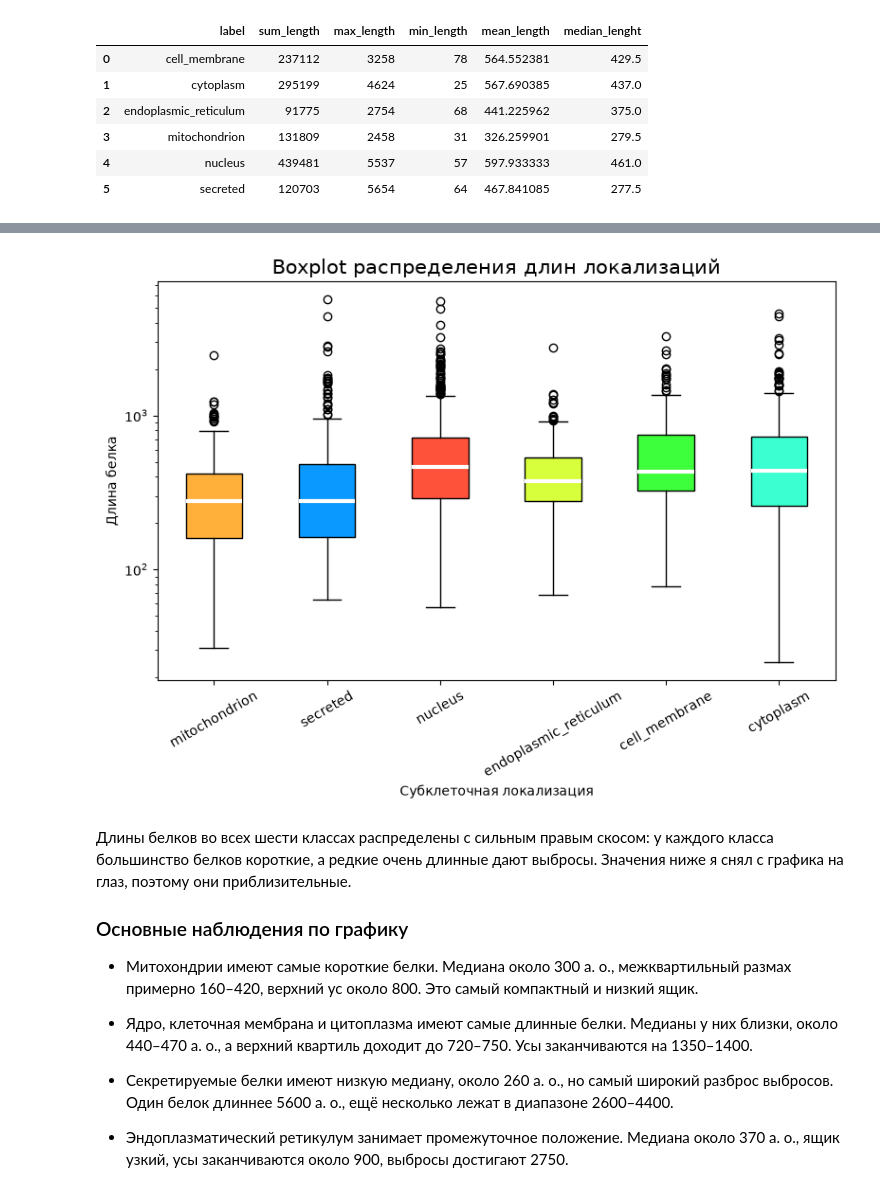
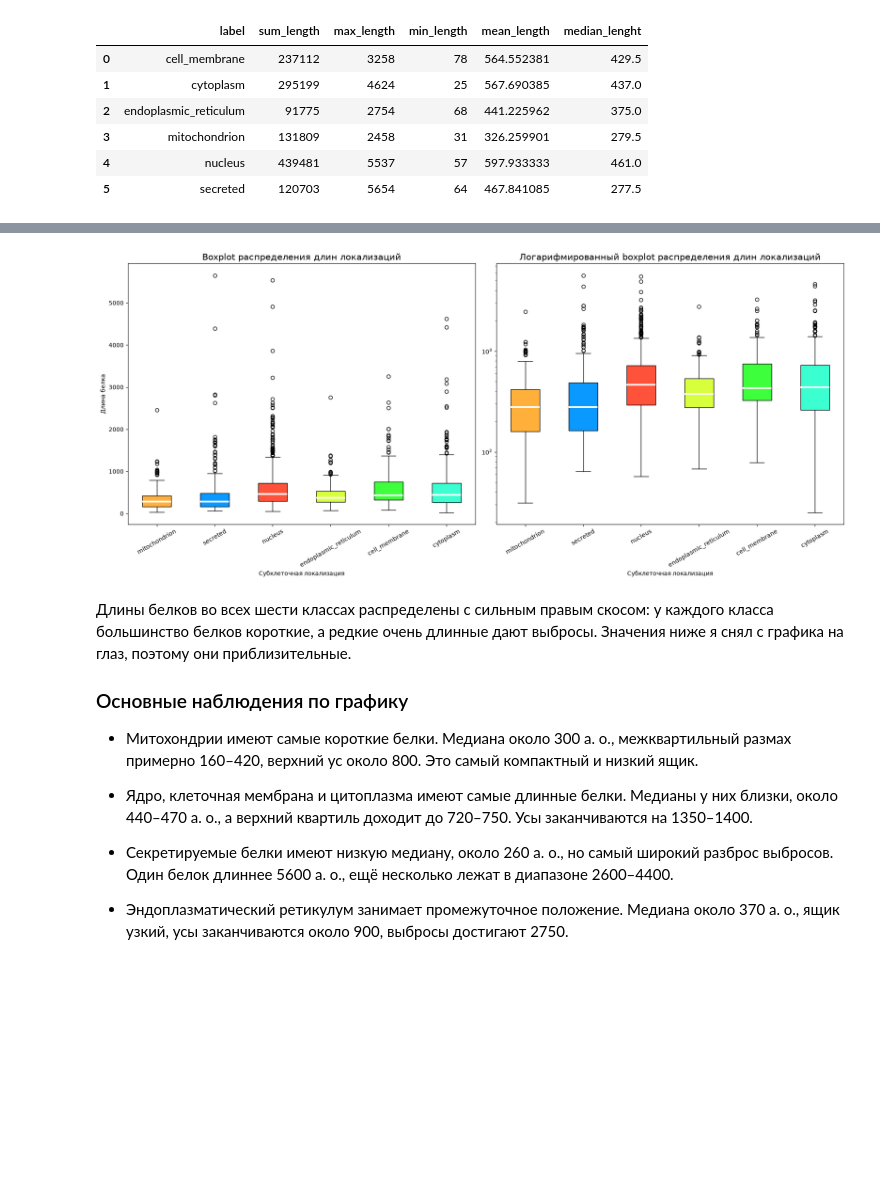
Before and after one commit to EnemyOfDeath7/protein-localization-project, a Jupyter notebook: notebooks/03_eda.ipynb, the cells around one changed output, grey strips where cells are left out. Drawn from its saved outputs; the diff is of its cells as text; code cells hidden in the pictures; blank space fills up the shorter version.

```diff
--- a/notebooks/03_eda.ipynb
+++ b/notebooks/03_eda.ipynb
@@ -176,26 +169,36 @@ plt.show()
-# %%
-data = [df.loc[df["label"] == label, "Length"].values for label in labels]
-colors = ["#ffb03b", "#0a99ff", "#ff523b", "#d8ff3b", "#3eff3b", "#3bffd1"]
-
-fig, ax = plt.subplots(figsize=(8, 6))
-
-bp = ax.boxplot(data, tick_labels=labels, patch_artist=True, medianprops=dict(color="white", lw=3))
-
-ax.set_title("Boxplot распределения длин локализаций", fontsize=15)
-ax.set_xlabel("Субклеточная локализация")
-ax.set_ylabel("Длина белка")
-
-ax.tick_params(axis="x", rotation=30)
-
-ax.set_yscale("log")
-
-for i, color in zip(range(len(bp)), colors):
-    bp["boxes"][i].set_facecolor(color)
-
-plt.tight_layout()
-plt.show()
-# %% [output]
-[figure, removed]
+# %%
+data = [df.loc[df["label"] == label, "Length"].values for label in labels]
+colors = ["#ffb03b", "#0a99ff", "#ff523b", "#d8ff3b", "#3eff3b", "#3bffd1"]
+
+fig, axes = plt.subplots(1, 2, figsize=(18, 8))
+
+# График нормальный
+bp1 = axes[0].boxplot(data, tick_labels=labels, patch_artist=True, medianprops=dict(color="white", lw=3))
+
+axes[0].set_title("Boxplot распределения длин локализаций", fontsize=15)
+axes[0].set_xlabel("Субклеточная локализация")
+axes[0].set_ylabel("Длина белка")
+
+axes[0].tick_params(axis="x", rotation=30)
+
+# График логарифмированный
+bp2 = axes[1].boxplot(data, tick_labels=labels, patch_artist=True, medianprops=dict(color="white", lw=3))
+
+axes[1].set_title("Логарифмированный boxplot распределения длин локализаций", fontsize=15)
+axes[1].set_xlabel("Субклеточная локализация")
+
+axes[1].tick_params(axis="x", rotation=30)
+
+axes[1].set_yscale("log")
+
+for bp in [bp1, bp2]:
+    for i, color in zip(range(len(bp)), colors):
+        bp["boxes"][i].set_facecolor(color)
+
+plt.tight_layout()
+plt.show()
+# %% [output]
+[figure, added]
 # %% [markdown]
 Длины белков во всех шести классах распределены с сильным правым скосом: у каждого класса большинство белков короткие, а редкие очень длинные дают выбросы. Значения ниже я снял с графика на глаз, поэтому они приблизительные.
 
```
Also changed, not shown: parts of 13 cells of this notebook, 2 other files.
